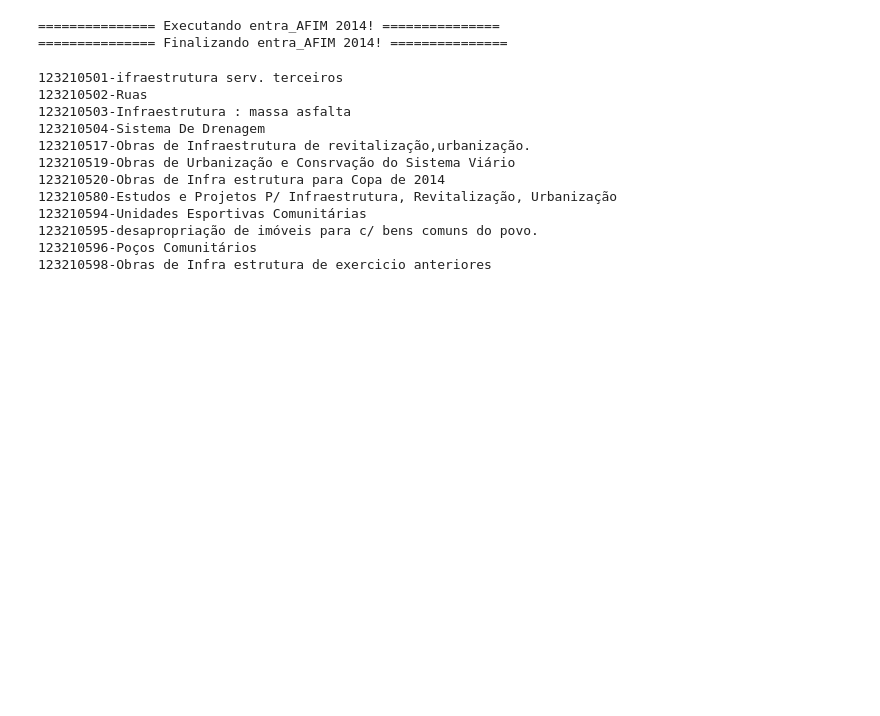
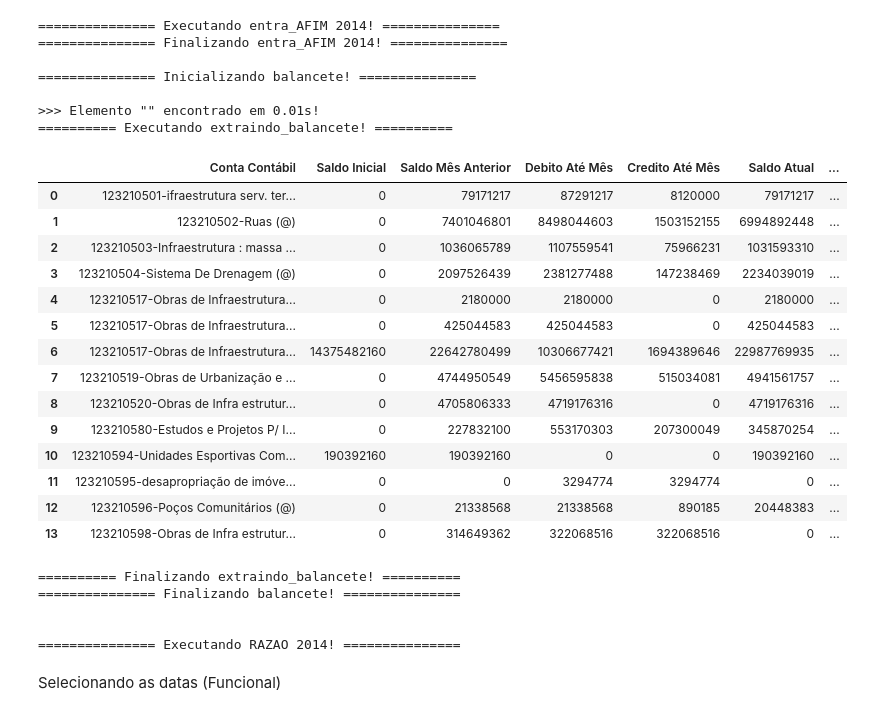
Before and after one commit to luamAP/Projeto-Controle_de_obras, a Jupyter notebook: Controle de Obras/controle_contas.ipynb, the cells around one changed output. Drawn from its saved outputs; the diff is of its cells as text; code cells hidden in the pictures; blank space fills up the shorter version.

Commit message:
Codigo funcional para extrair as NLs

```diff
--- a/Controle de Obras/controle_contas.ipynb
+++ b/Controle de Obras/controle_contas.ipynb
@@ -275,33 +332,37 @@ class Navegacao():
-# %%
-N = Navegacao()
-N.entra_AFIM(2014)
-lisne_link = N.vars['link do afim'] + 'Razao.do'
-N.navegador.get(lisne_link)
-# %% [output]
-=============== Executando entra_AFIM 2014! ===============
-=============== Finalizando entra_AFIM 2014! ===============
-# %%
-self = N
-
-self.vars['contas'] = [conta.text for conta in N.navegador.find_elements(By.CSS_SELECTOR, "select.entrada_dados option[value^='1232105']")]
-para(2)
-for conta in contas:
-    # conta.click()
-    print(conta)
-    N.navegador.find_element(By.CSS_SELECTOR, "select[name='cboConta']").clear
-    N.navegador.find_element(By.CSS_SELECTOR, "select[name='cboConta']").send_keys(conta)
-
-    para(1)
-# %% [output]
-123210501-ifraestrutura serv. terceiros
-123210502-Ruas
-123210503-Infraestrutura : massa asfalta
-123210504-Sistema De Drenagem
-123210517-Obras de Infraestrutura de revitalização,urbanização.
-123210519-Obras de Urbanização e Consrvação do Sistema Viário
-123210520-Obras de Infra estrutura para Copa de 2014
-123210580-Estudos e Projetos P/ Infraestrutura, Revitalização, Urbanização
-123210594-Unidades Esportivas Comunitárias
-123210595-desapropriação de imóveis para c/ bens comuns do povo.
-123210596-Poços Comunitários
-123210598-Obras de Infra estrutura de exercicio anteriores
+# %%
+ano = 2014
+N = Navegacao()
+N.entra_AFIM(ano)
+N.balancete()
+N.RAZAO(ano)
+self = N
+# %% [output]
+=============== Executando entra_AFIM 2014! ===============
+=============== Finalizando entra_AFIM 2014! ===============
+
+=============== Inicializando balancete! ===============
+
+>>> Elemento "" encontrado em 0.01s!
+========== Executando extraindo_balancete! ==========
+|  | Conta Contábil | Saldo Inicial | Saldo Mês Anterior | Debito Até Mês | Credito Até Mês | Saldo Atual | ... |
+| 0 | 123210501-ifraestrutura serv. ter... | 0 | 79171217 | 87291217 | 8120000 | 79171217 | ... |
+| 1 | 123210502-Ruas (@) | 0 | 7401046801 | 8498044603 | 1503152155 | 6994892448 | ... |
+| 2 | 123210503-Infraestrutura : massa ... | 0 | 1036065789 | 1107559541 | 75966231 | 1031593310 | ... |
+| 3 | 123210504-Sistema De Drenagem (@) | 0 | 2097526439 | 2381277488 | 147238469 | 2234039019 | ... |
+| 4 | 123210517-Obras de Infraestrutura... | 0 | 2180000 | 2180000 | 0 | 2180000 | ... |
+| 5 | 123210517-Obras de Infraestrutura... | 0 | 425044583 | 425044583 | 0 | 425044583 | ... |
+| 6 | 123210517-Obras de Infraestrutura... | 14375482160 | 22642780499 | 10306677421 | 1694389646 | 22987769935 | ... |
+| 7 | 123210519-Obras de Urbanização e ... | 0 | 4744950549 | 5456595838 | 515034081 | 4941561757 | ... |
+| 8 | 123210520-Obras de Infra estrutur... | 0 | 4705806333 | 4719176316 | 0 | 4719176316 | ... |
+| 9 | 123210580-Estudos e Projetos P/ I... | 0 | 227832100 | 553170303 | 207300049 | 345870254 | ... |
+| 10 | 123210594-Unidades Esportivas Com... | 190392160 | 190392160 | 0 | 0 | 190392160 | ... |
+| 11 | 123210595-desapropriação de imóve... | 0 | 0 | 3294774 | 3294774 | 0 | ... |
+| 12 | 123210596-Poços Comunitários (@) | 0 | 21338568 | 21338568 | 890185 | 20448383 | ... |
+| 13 | 123210598-Obras de Infra estrutur... | 0 | 314649362 | 322068516 | 322068516 | 0 | ... |
+========== Finalizando extraindo_balancete! ==========
+=============== Finalizando balancete! ===============
+
+
+=============== Executando RAZAO 2014! ===============
+# %% [markdown]
+Selecionando as datas (Funcional)
```
Also changed, not shown: parts of 9 cells of this notebook, 1 other file.
